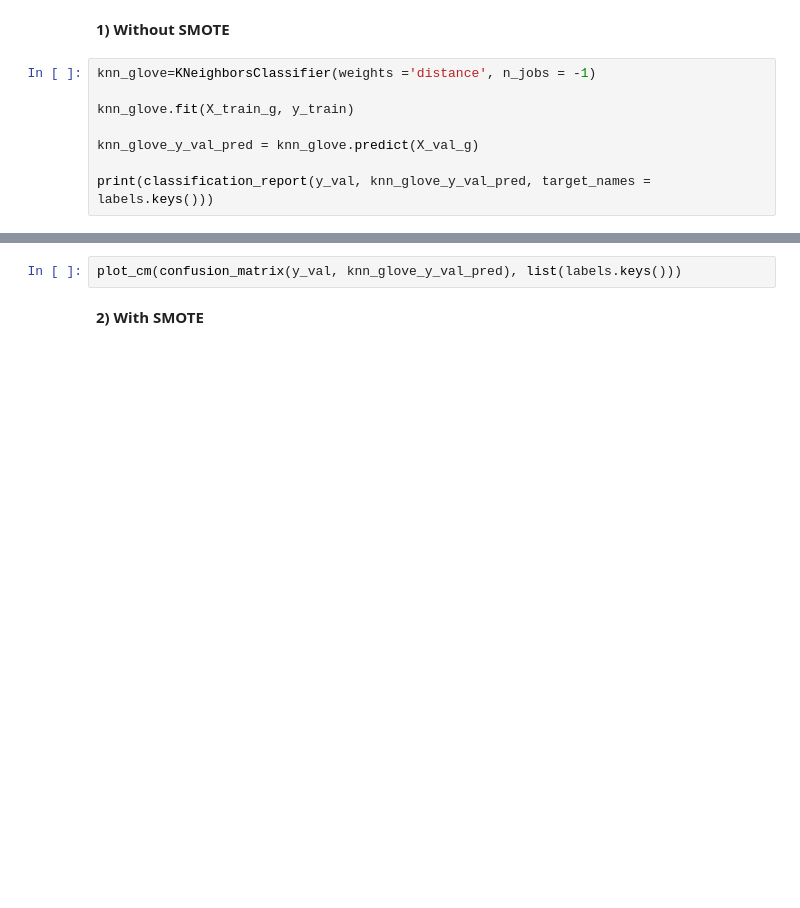
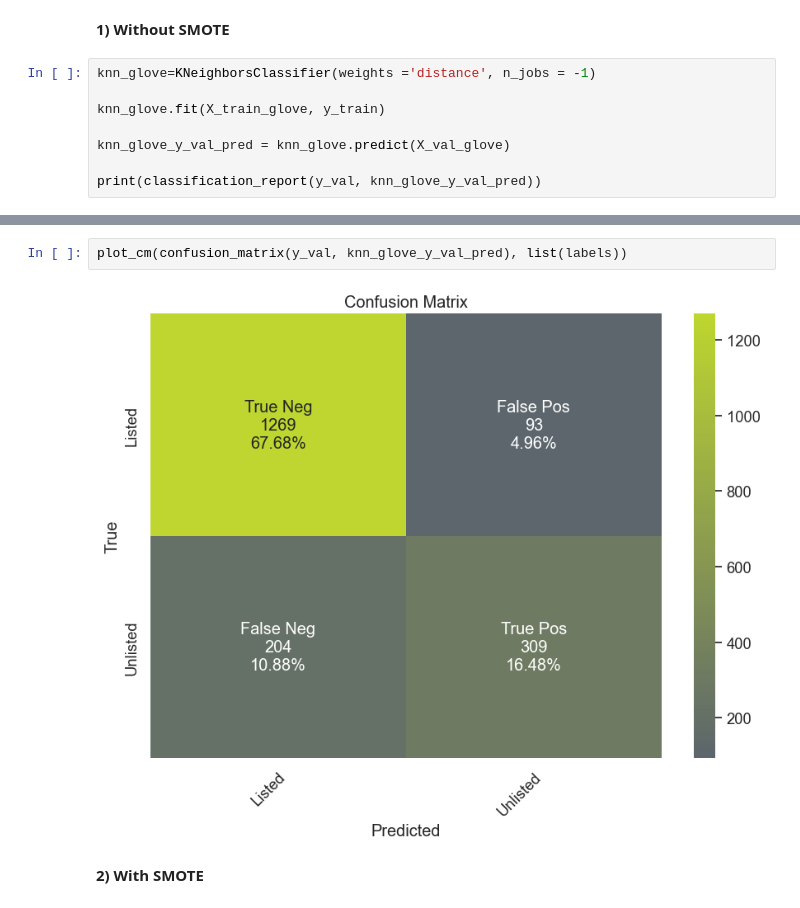
Before and after one commit to sofiacper/TM_Project, a Jupyter notebook: Project.ipynb, the cells around one changed output, grey strips where cells are left out. Cells and saved outputs as stored; diff of their text form; blank space fills up the shorter version.

```diff
--- a/Project.ipynb
+++ b/Project.ipynb
@@ -2466,8 +2463,8 @@ plot_cm(confusion_matrix(y_val, knn_tfidf_s_y_val_pred), list(labels.keys()))
 # %%
 knn_glove=KNeighborsClassifier(weights ='distance', n_jobs = -1)
 
-knn_glove.fit(X_train_g, y_train)
+knn_glove.fit(X_train_glove, y_train)
 
-knn_glove_y_val_pred = knn_glove.predict(X_val_g)
+knn_glove_y_val_pred = knn_glove.predict(X_val_glove)
 
-print(classification_report(y_val, knn_glove_y_val_pred, target_names = labels.keys()))
+print(classification_report(y_val, knn_glove_y_val_pred))
@@ -2474,5 +2480,7 @@ print(classification_report(y_val, knn_glove_y_val_pred, target_names = labels.k
 # %%
-plot_cm(confusion_matrix(y_val, knn_glove_y_val_pred), list(labels.keys()))
+plot_cm(confusion_matrix(y_val, knn_glove_y_val_pred), list(labels))
+# %% [output]
+[figure, added]
 # %% [markdown]
 **2) With SMOTE**
 # %%
```
Also changed, not shown: parts of 42 cells of this notebook.
